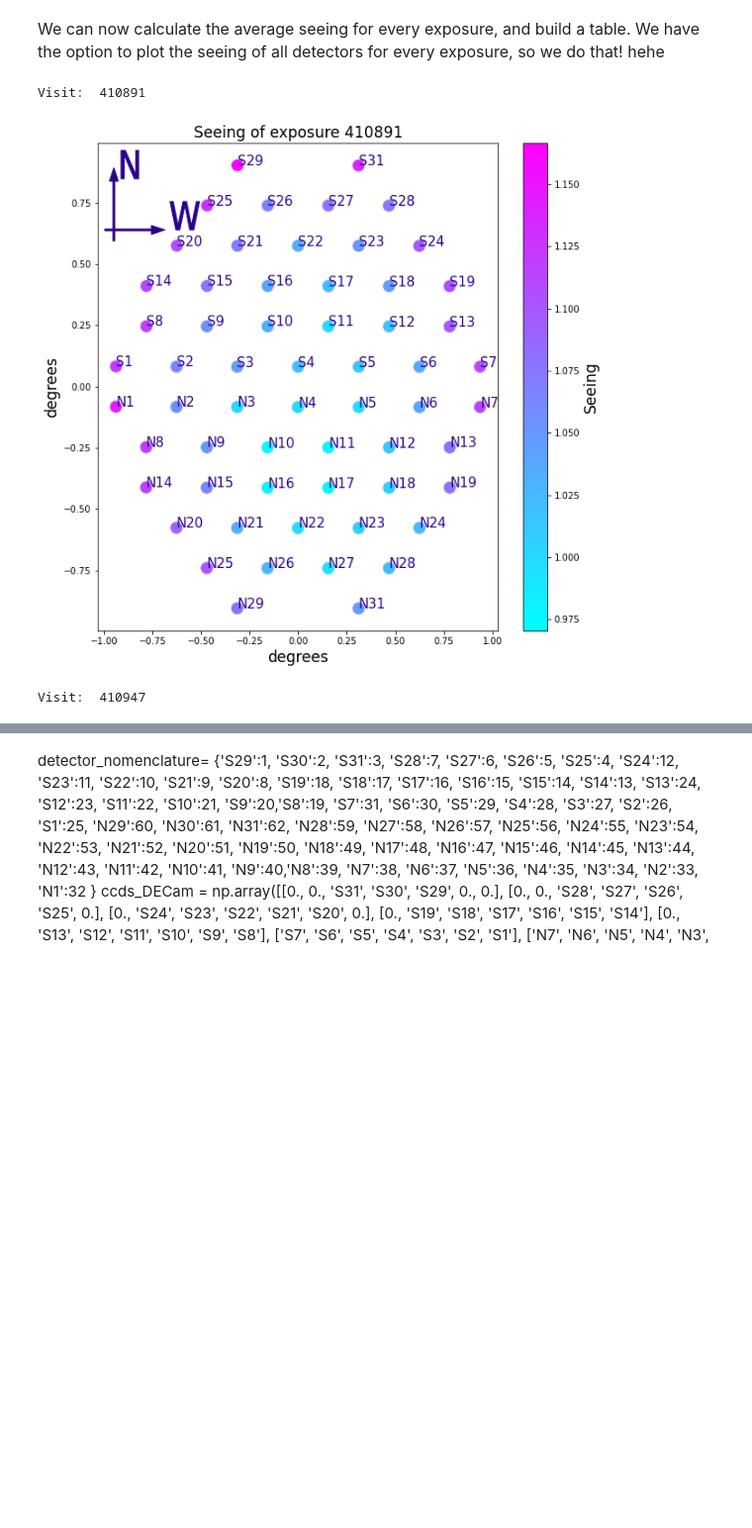
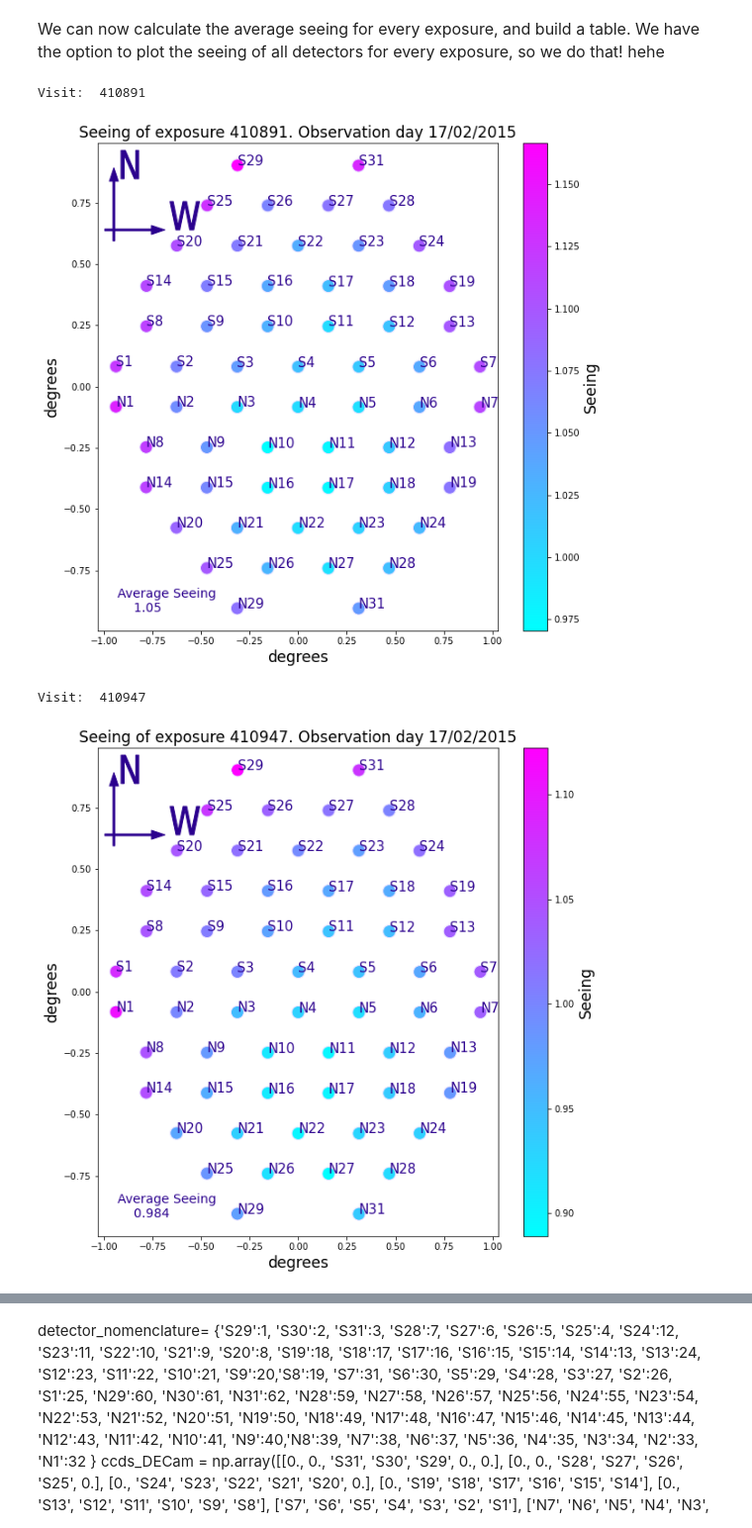
Before and after one commit to PauCaBu/LSST_notebooks, a Jupyter notebook: Seeing.ipynb, the cells around one changed output, grey strips where cells are left out. Shown at 99% size. Cells and saved outputs as stored; diff of their text form; code cells hidden in the pictures; blank space fills up the shorter version.

Commit message:
perfecting plot

```diff
--- a/Seeing.ipynb
+++ b/Seeing.ipynb
@@ -48,7 +48,7 @@ empiric_ccd_coords['midx'] = (empiric_ccd_coords.x1 + empiric_ccd_coords.x2)/2
 empiric_ccd_coords['midy'] = (empiric_ccd_coords.y1 + empiric_ccd_coords.y2)/2
 detector_nomenclature= {'S29':1, 'S30':2, 'S31':3, 'S28':7, 'S27':6, 'S26':5, 'S25':4, 'S24':12, 'S23':11, 'S22':10, 'S21':9, 'S20':8, 'S19':18, 'S18':17, 'S17':16, 'S16':15, 'S15':14, 'S14':13, 'S13':24, 'S12':23, 'S11':22, 'S10':21, 'S9':20,'S8':19, 'S7':31, 'S6':30, 'S5':29, 'S4':28, 'S3':27, 'S2':26, 'S1':25, 'N29':60, 'N30':61, 'N31':62, 'N28':59, 'N27':58, 'N26':57, 'N25':56, 'N24':55, 'N23':54, 'N22':53, 'N21':52, 'N20':51, 'N19':50, 'N18':49, 'N17':48, 'N16':47, 'N15':46, 'N14':45, 'N13':44, 'N12':43, 'N11':42, 'N10':41, 'N9':40,'N8':39, 'N7':38, 'N6':37, 'N5':36, 'N4':35, 'N3':34, 'N2':33, 'N1':32 }
 # %%
-def checkSeeing(collection, visit, data_type, plot=False):
+def checkSeeing(collection, visit, obsday, data_type, plot=False):
     """
     Calculates Seeing of individual exposure and ccd.
     =====
@@ -56,6 +56,7 @@ def checkSeeing(collection, visit, data_type, plot=False):
     =====
     collection: [string] name of the collection you want to look at.
     visit: [int] number of the visit, in my case this is equal to the exposure number.
+    obsday: [string] observation day
     data_type: [string] name of the data type you want to analyze, in my case I want to see the
                 calibrated exposures, so this is equal to 'calexp'
     plot: [bool] Default False. If True, then it is plotted the calculated seeing for every detector.
@@ -103,12 +104,13 @@ def checkSeeing(collection, visit, data_type, plot=False):
         cbar = fig.colorbar(sc)
         ax.add_artist(simple_arrow)
         cbar.ax.set_ylabel('Seeing', fontsize=17)
-        ax.set_title('Seeing of exposure {}'.format(visit), fontsize=17)
+        ax.set_title('Seeing of exposure {}. Observation day {}'.format(visit,obsday), fontsize=17)
         ax.set_xlabel('degrees', fontsize=17)
         ax.set_ylabel('degrees', fontsize=17)
         for index, row in empiric_ccd_coords.iterrows():
             ax.text(row['midx'], row['midy'], row['ccd'], color=dark_purple, fontsize=15)
-        #plt.legend(fontsize=17)
+        ax.text(-0.93, -0.92,'Average Seeing \n    {}'.format(avg_seeing), fontsize=14, color=dark_purple)
+        plt.savefig('seeing_plots/seeing_of_exposure_{}'.format(visit), dpi=300, bbox_inches='tight')
         plt.show()
     return avg_seeing, see
 # %%
@@ -190,17 +192,14 @@ def ObsDay(od):
 <font size="3"> We can now calculate the average seeing for every exposure, and build a table. We have the option to plot the seeing of all detectors for every exposure, so we do that! hehe
 # %%
 collection = 'processCcdOutputs/Blind15A_02'
-visits = data[data['target_name']=='Blind15A_02'].exposure
+visits = data[data['target_name']=='Blind15A_02'].exposure#.iloc[0]]
 OD = ObsDay(data[data['target_name']=='Blind15A_02'].day_obs)
 avg_seeing = []
-for i in visits:
-    print('Visit: ',i)
-    avg_seeing.append(checkSeeing(collection,i,'calexp', plot=True)[0])
-
-t = QTable([visits, avg_seeing*u.arcsec, OD],
-            names=('exposure', 'average seeing', 'Obs. Day'),
-            meta={'name': 'first table'})
+for i in range(len(visits)):
+    print('Visit: ',visits.iloc[i])
+    avg_seeing.append(checkSeeing(collection,visits.iloc[i],OD[i],'calexp', plot=True)[0])
 # %% [output]
 Visit:  410891
-[figure, old version]
+[figure, new version]
 Visit:  410947
+[figure, added]
```
Also changed, not shown: parts of 11 cells of this notebook.
